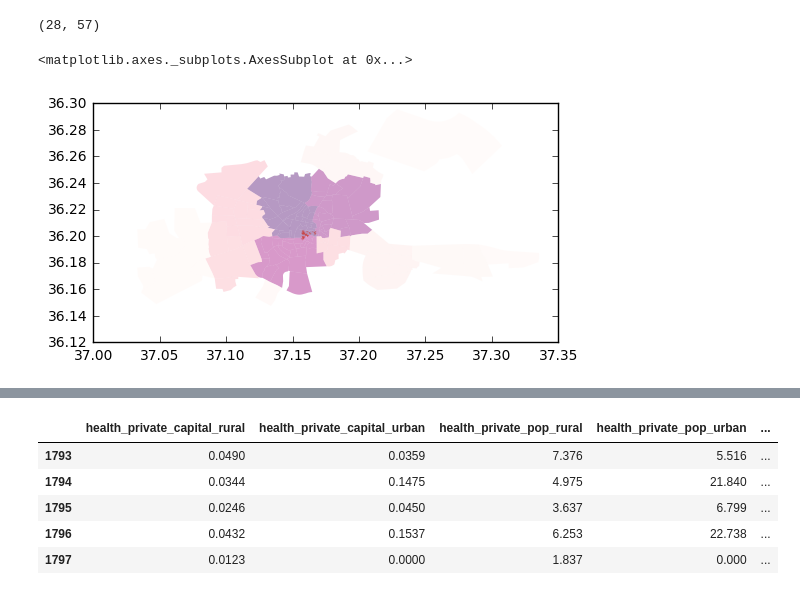
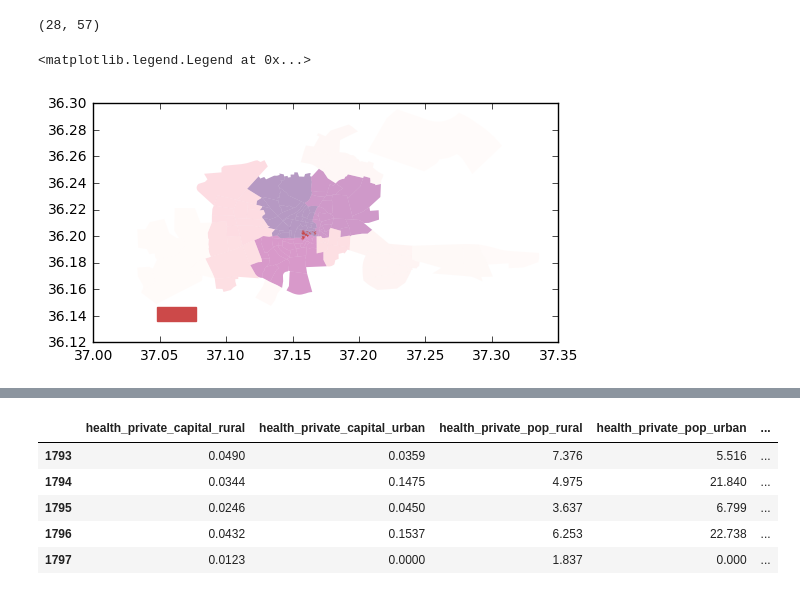
Before and after one commit to cosmicBboy/syria-project, a Jupyter notebook: eda/01-exploration.ipynb, the cells around one changed output, grey strips where cells are left out. Cells and saved outputs as stored; diff of their text form; code cells hidden in the pictures.

```diff
--- a/eda/01-exploration.ipynb
+++ b/eda/01-exploration.ipynb
@@ -294,26 +295,29 @@ def simple_styler(ax):
 # %%
 # add aggregated housing population
 mod_allepo_ged = allepo_ged\
     .pipe(agg_columns, "housing|pop", "total_housing_pop")\
     .pipe(agg_columns, "housing|cap", "total_housing_cap")
 
 # Compute index to join with ged data to give a rough
 # view of the aggregate statistics by neighborhood
 aleppo_nhoods.loc[:, "join_idx"] = aleppo_nhoods.geometry.centroid.apply(lambda x:
     compute_min_distance(x, allepo_ged.geometry))
 mod_allepo_ged.drop("geometry",  axis=1)
 ged_aleppo_nhoods = aleppo_nhoods.merge(
     mod_allepo_ged.drop("geometry",  axis=1),
     how="inner", left_on="join_idx", right_index=True)\
     .pipe(gpd.GeoDataFrame)
 
-create_cityborder(linewidth=0)\
+plot = create_cityborder(linewidth=0)\
     .add(ged_aleppo_nhoods, column="total_housing_pop",
          linewidth=0.0, alpha=0.4, cmap="RdPu")\
     .add(dmg_sites.head(100), color="#cc4949", marker="1",
          markersize=1.5, markeredgewidth=0.2, alpha=0.65)\
     .plot()
+red_patch = mpatches.Patch(color='#cc4949', label='')
+plt.legend(handles=[red_patch], frameon=False, fontsize=14,
+           loc="lower left", bbox_to_anchor=(0.1, 0))
 # %% [output]
-<matplotlib.axes._subplots.AxesSubplot at 0x...>
+<matplotlib.legend.Legend at 0x...>
-[figure, old version]
+[figure, new version]
 # %%
```
Also changed, not shown: parts of 5 cells of this notebook, 2 other files.
